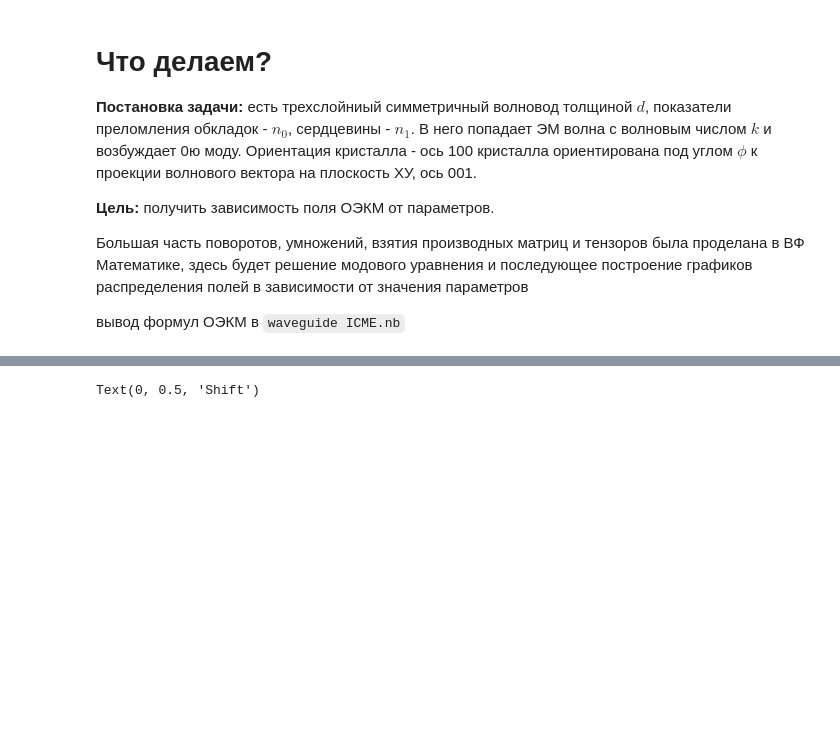
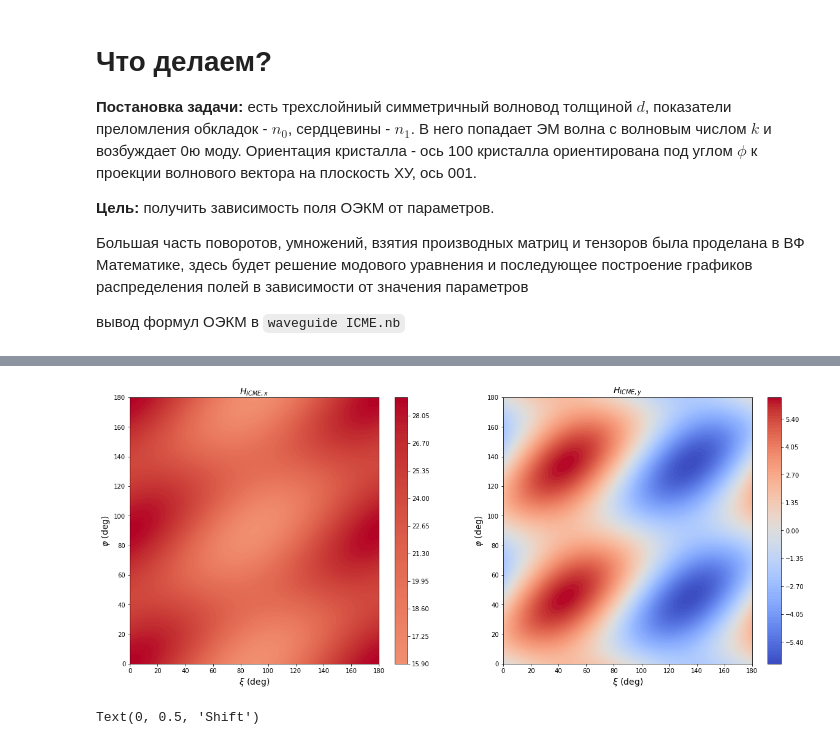
Before and after one commit to Semyonov-as/Python_Modelling, a Jupyter notebook: Waveguide_ICME.ipynb, the cells around one changed output, grey strips where cells are left out. Cells and saved outputs as stored; diff of their text form; code cells hidden in the pictures; blank space fills up the shorter version.

Commit message:
begin to write article

```diff
--- a/Waveguide_ICME.ipynb
+++ b/Waveguide_ICME.ipynb
@@ -20,3 +25,30 @@ import numpy as np
+# %%
+# for article picture
+icme = ICMEmodel(0.3, 1, np.sqrt(5.5), 2)
+psi = 0
+PHI = np.linspace(0, np.pi, 200)
+KSI = np.linspace(0, np.pi, 500)
+icme_fields = np.zeros((200, 500, 3))
+
+H = icme.get_H(1, psi,0)
+for i, phi in enumerate(PHI):
+    M = icme.get_M_from_H(H, phi)
+    for j, ksi in enumerate(KSI):
+        E = (np.cos(ksi), np.sin(ksi), 0)
+        icme_fields[i, j, :] = icme.ICME_arbirtary_E(E, phi, M)
+
+fig, ax = plt.subplots(1, 2, figsize=(20, 8))
+cmap = plt.get_cmap(name='coolwarm')
+ax[0].set_title(r'$H_{ICME, x}$', size=14)
+ax[1].set_title(r'$H_{ICME, y}$', size=14)
+for i in range(2):
+    cf = ax[i].contourf(KSI/np.pi*180, PHI/np.pi*180, icme_fields[:,:,i],
+                         100, cmap=cmap, norm=colors.CenteredNorm())
+    fig.colorbar(cf, ax=ax[i])
+    ax[i].set_xlabel(r'$\xi$ (deg)', size=14)
+    ax[i].set_ylabel(r'$\varphi$ (deg)', size=14)
+# %% [output]
+[figure, added]
 # %%
 icme = ICMEmodel(0.3, 1, np.sqrt(5.5), 2)
 a_o_r = np.linspace(0, np.pi/2, 200)
```
Also changed, not shown: parts of 1 cell of this notebook, 3 other files.
